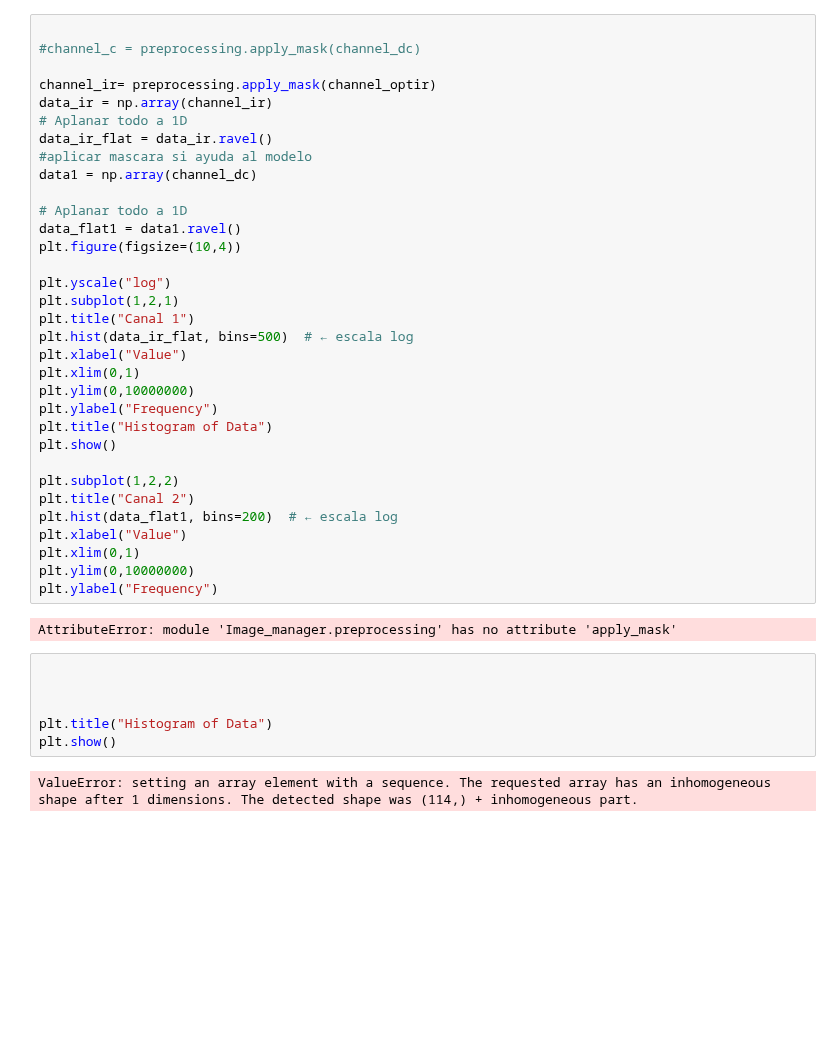
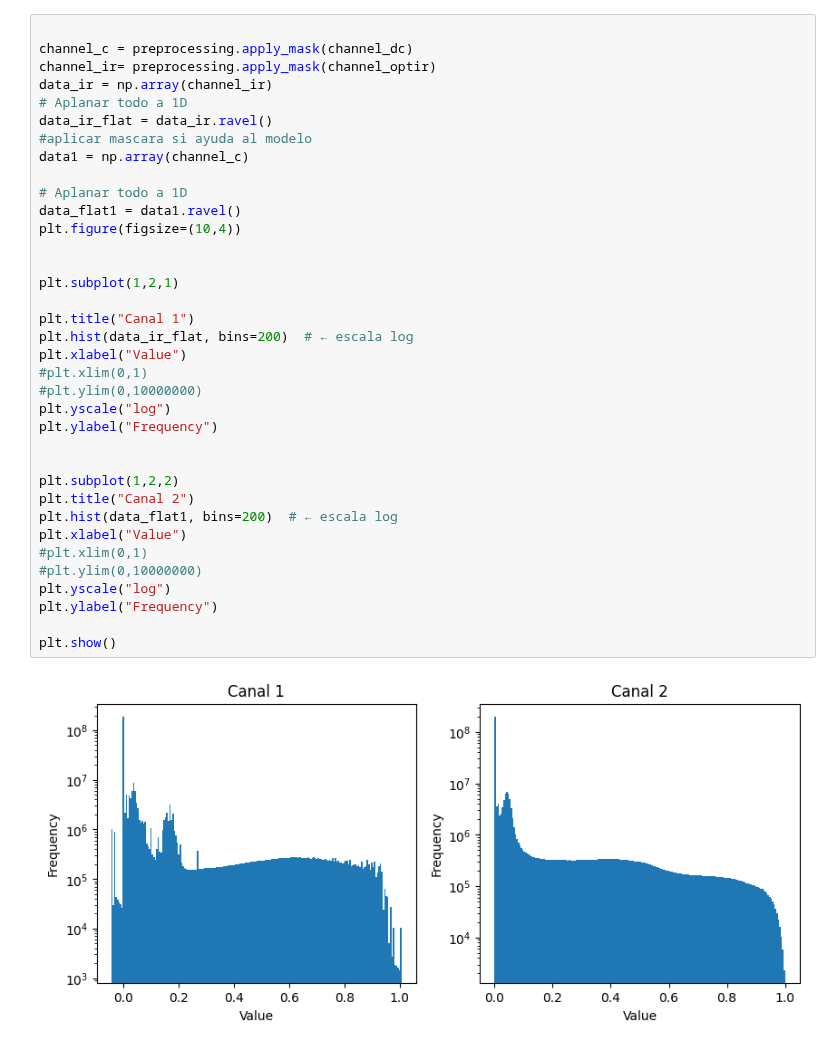
Before and after one commit to antonycardozo/CNNregression, a Jupyter notebook: cnn_regression.ipynb, the cells around one changed output. Drawn from its saved outputs; the diff is of its cells as text; blank space fills up the shorter version.

```diff
--- a/cnn_regression.ipynb
+++ b/cnn_regression.ipynb
@@ -105,43 +127,38 @@ plt.legend()
 # %%
 
-#channel_c = preprocessing.apply_mask(channel_dc)
-
+channel_c = preprocessing.apply_mask(channel_dc)
 channel_ir= preprocessing.apply_mask(channel_optir)
 data_ir = np.array(channel_ir)
 # Aplanar todo a 1D
 data_ir_flat = data_ir.ravel()
 #aplicar mascara si ayuda al modelo
-data1 = np.array(channel_dc)
+data1 = np.array(channel_c)
 
 # Aplanar todo a 1D
 data_flat1 = data1.ravel()
 plt.figure(figsize=(10,4))
 
+
+plt.subplot(1,2,1)
+
+plt.title("Canal 1")
+plt.hist(data_ir_flat, bins=200)  # ← escala log
+plt.xlabel("Value")
+#plt.xlim(0,1)
+#plt.ylim(0,10000000)
 plt.yscale("log")
-plt.subplot(1,2,1)
-plt.title("Canal 1")
-plt.hist(data_ir_flat, bins=500)  # ← escala log
-plt.xlabel("Value")
-plt.xlim(0,1)
-plt.ylim(0,10000000)
 plt.ylabel("Frequency")
-plt.title("Histogram of Data")
-plt.show()
+
 
 plt.subplot(1,2,2)
 plt.title("Canal 2")
 plt.hist(data_flat1, bins=200)  # ← escala log
 plt.xlabel("Value")
-plt.xlim(0,1)
-plt.ylim(0,10000000)
+#plt.xlim(0,1)
+#plt.ylim(0,10000000)
+plt.yscale("log")
 plt.ylabel("Frequency")
+
+plt.show()
 # %% [output]
-AttributeError: module 'Image_manager.preprocessing' has no attribute 'apply_mask'
+[figure, added]
-# %%
-
-
-
-plt.title("Histogram of Data")
-plt.show()
-# %% [output]
-ValueError: setting an array element with a sequence. The requested array has an inhomogeneous shape after 1 dimensions. The detected shape was (114,) + inhomogeneous part.
```
Also changed, not shown: parts of 12 cells of this notebook, 2 other files.
